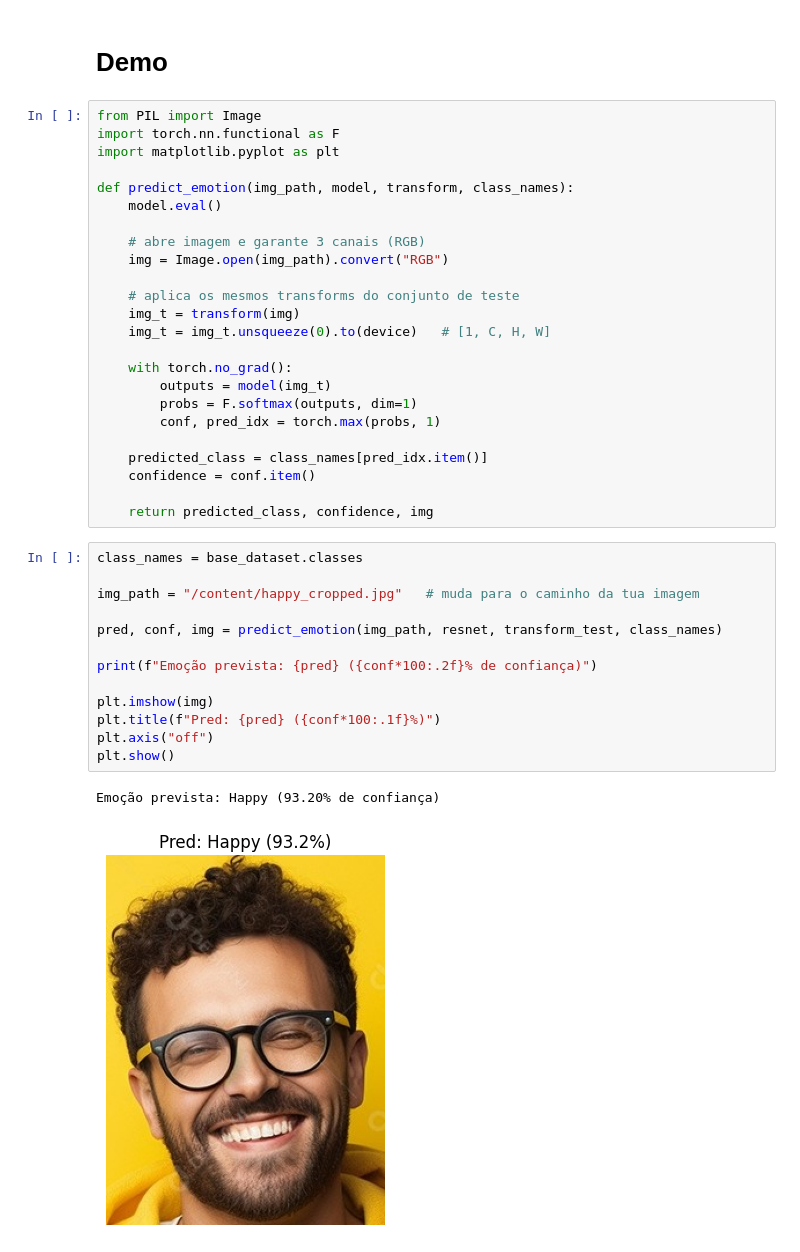
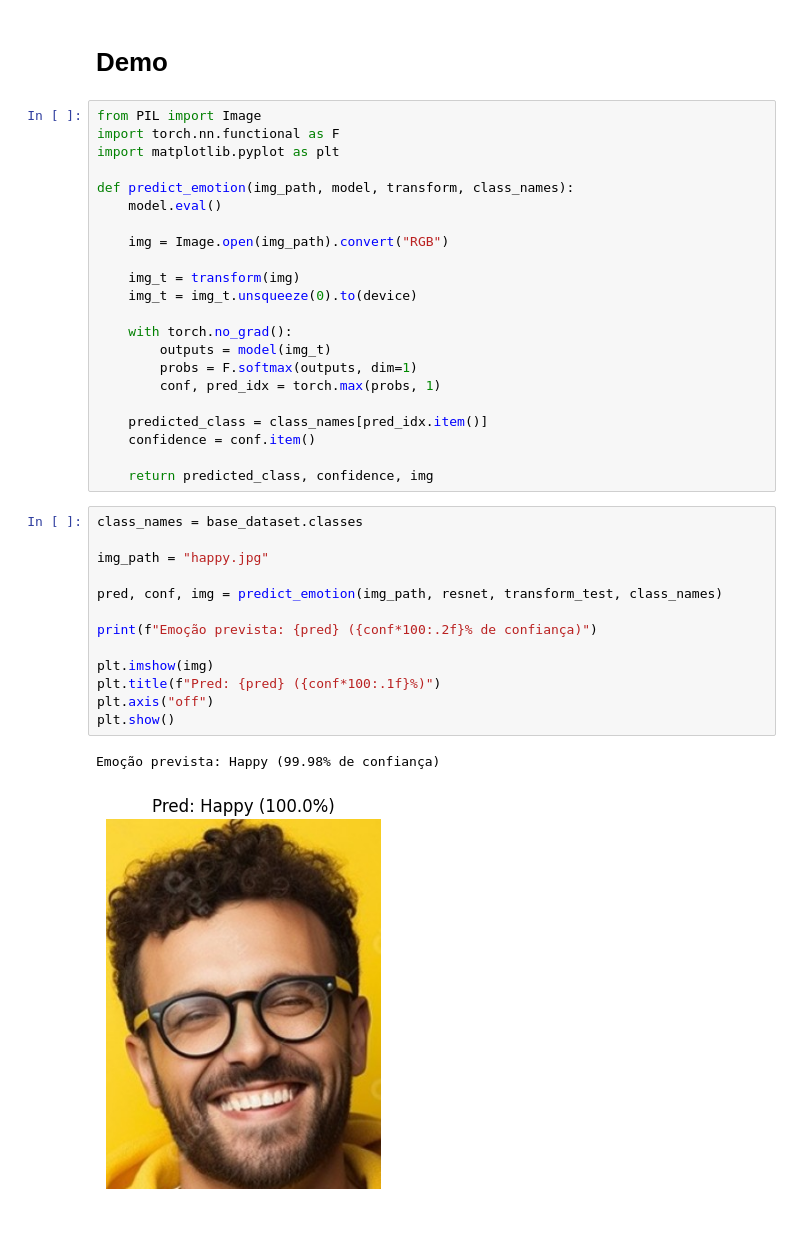
Before and after one commit to pietrarenner/T2_ML, a Jupyter notebook: Trabalho2.ipynb, the cells around one changed output. Drawn from its saved outputs; the diff is of its cells as text.

```diff
--- a/Trabalho2.ipynb
+++ b/Trabalho2.ipynb
@@ -474,12 +456,10 @@ import matplotlib.pyplot as plt
 def predict_emotion(img_path, model, transform, class_names):
     model.eval()
 
-    # abre imagem e garante 3 canais (RGB)
     img = Image.open(img_path).convert("RGB")
 
-    # aplica os mesmos transforms do conjunto de teste
     img_t = transform(img)
-    img_t = img_t.unsqueeze(0).to(device)   # [1, C, H, W]
+    img_t = img_t.unsqueeze(0).to(device)
 
     with torch.no_grad():
         outputs = model(img_t)
@@ -493,16 +473,16 @@ def predict_emotion(img_path, model, transform, class_names):
 # %%
 class_names = base_dataset.classes
 
-img_path = "/content/happy_cropped.jpg"   # muda para o caminho da tua imagem
+img_path = "happy.jpg"
 
 pred, conf, img = predict_emotion(img_path, resnet, transform_test, class_names)
 
 print(f"Emoção prevista: {pred} ({conf*100:.2f}% de confiança)")
 
 plt.imshow(img)
 plt.title(f"Pred: {pred} ({conf*100:.1f}%)")
 plt.axis("off")
 plt.show()
 # %% [output]
-Emoção prevista: Happy (93.20% de confiança)
+Emoção prevista: Happy (99.98% de confiança)
-[figure, old version]
+[figure, new version]
```
Also changed, not shown: parts of 16 cells of this notebook.
